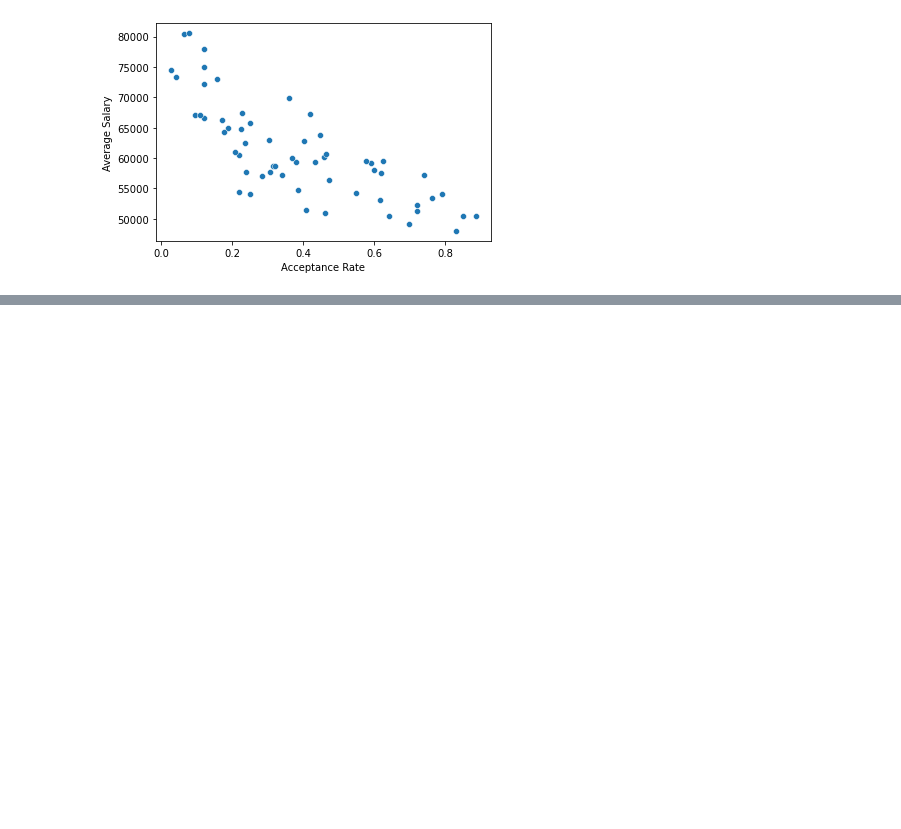
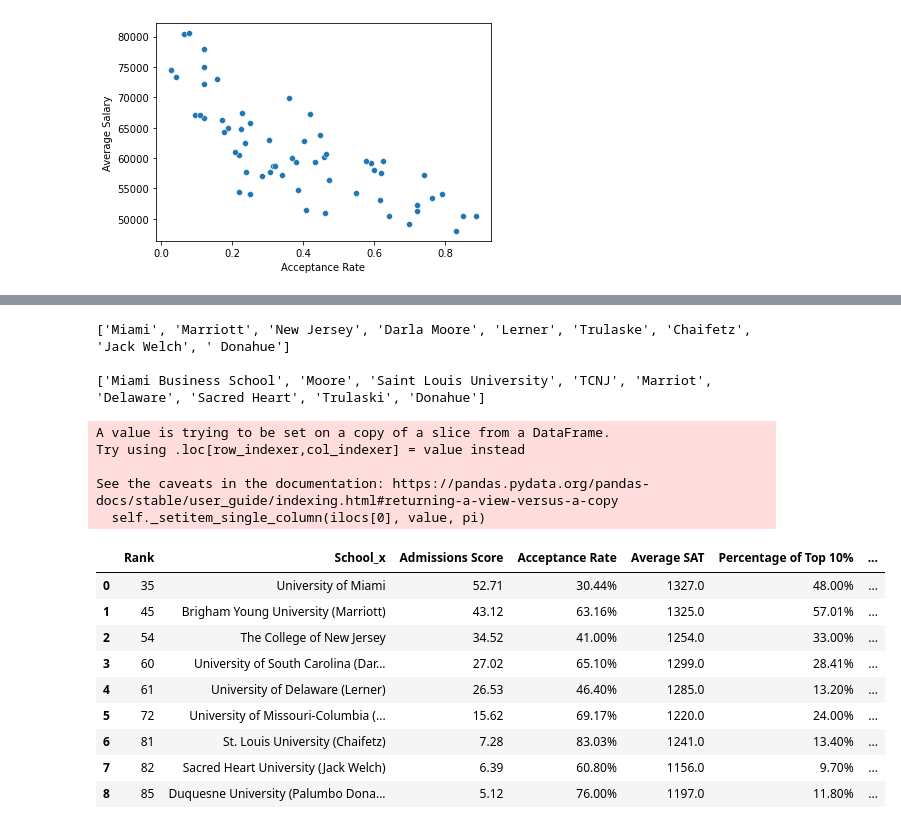
Before and after one commit to MawadaMF/DSO510, a Jupyter notebook: University Project.ipynb, the cells around one changed output, grey strips where cells are left out. Saved outputs shown, nothing was run; the diff lists cells and outputs as text; code cells hidden in the pictures; blank space fills up the shorter version.

```diff
--- a/University Project.ipynb
+++ b/University Project.ipynb
@@ -190,0 +277,3 @@ Name: business_school, dtype: object
+# %%
+still_unmatched_a=unmatched_acceptance[unmatched_acceptance['business_school'].isin(cleaned['business_school'])==False]
+still_unmatched_s=unmatched_salary[unmatched_salary['business_school'].isin(cleaned['business_school'])==False]
@@ -190,0 +306,32 @@ Name: business_school, dtype: object
+# %%
+print(list(still_unmatched_a['business_school']))
+print()
+print(list(still_unmatched_s['business_school']))
+# %% [output]
+['Miami', 'Marriott', 'New Jersey', 'Darla Moore', 'Lerner', 'Trulaske', 'Chaifetz', 'Jack Welch', ' Donahue']
+
+['Miami Business School', 'Moore', 'Saint Louis University', 'TCNJ', 'Marriot', 'Delaware', 'Sacred Heart', 'Trulaski', 'Donahue']
+# %%
+still_unmatched_a.loc[[53,84],'business_school']=['TCNJ','Donahue']
+still_unmatched_s.loc[[29,31,32,58,60,64,73],'business_school']=['Miami','Darla Moore','Chaifetz','Marriott','Lerner',
+                                                                 'Jack Welch','Trulaske']
+# %% [output]
+A value is trying to be set on a copy of a slice from a DataFrame.
+Try using .loc[row_indexer,col_indexer] = value instead
+
+See the caveats in the documentation: https://pandas.pydata.org/pandas-docs/stable/user_guide/indexing.html#returning-a-view-versus-a-copy
+  self._setitem_single_column(ilocs[0], value, pi)
+# %%
+matched=still_unmatched_a.merge(still_unmatched_s,how='inner',on='business_school')
+matched
+# %% [output]
+|  | Rank | School_x | Admissions Score | Acceptance Rate | Average SAT | Percentage of Top 10% | ... |
+| 0 | 35 | University of Miami | 52.71 | 30.44% | 1327.0 | 48.00% | ... |
+| 1 | 45 | Brigham Young University (Marriott) | 43.12 | 63.16% | 1325.0 | 57.01% | ... |
+| 2 | 54 | The College of New Jersey | 34.52 | 41.00% | 1254.0 | 33.00% | ... |
+| 3 | 60 | University of South Carolina (Dar... | 27.02 | 65.10% | 1299.0 | 28.41% | ... |
+| 4 | 61 | University of Delaware (Lerner) | 26.53 | 46.40% | 1285.0 | 13.20% | ... |
+| 5 | 72 | University of Missouri-Columbia (... | 15.62 | 69.17% | 1220.0 | 24.00% | ... |
+| 6 | 81 | St. Louis University (Chaifetz) | 7.28 | 83.03% | 1241.0 | 13.40% | ... |
+| 7 | 82 | Sacred Heart University (Jack Welch) | 6.39 | 60.80% | 1156.0 | 9.70% | ... |
+| 8 | 85 | Duquesne University (Palumbo Dona... | 5.12 | 76.00% | 1197.0 | 11.80% | ... |
```
Also changed, not shown: parts of 22 cells of this notebook, 1 other file.
